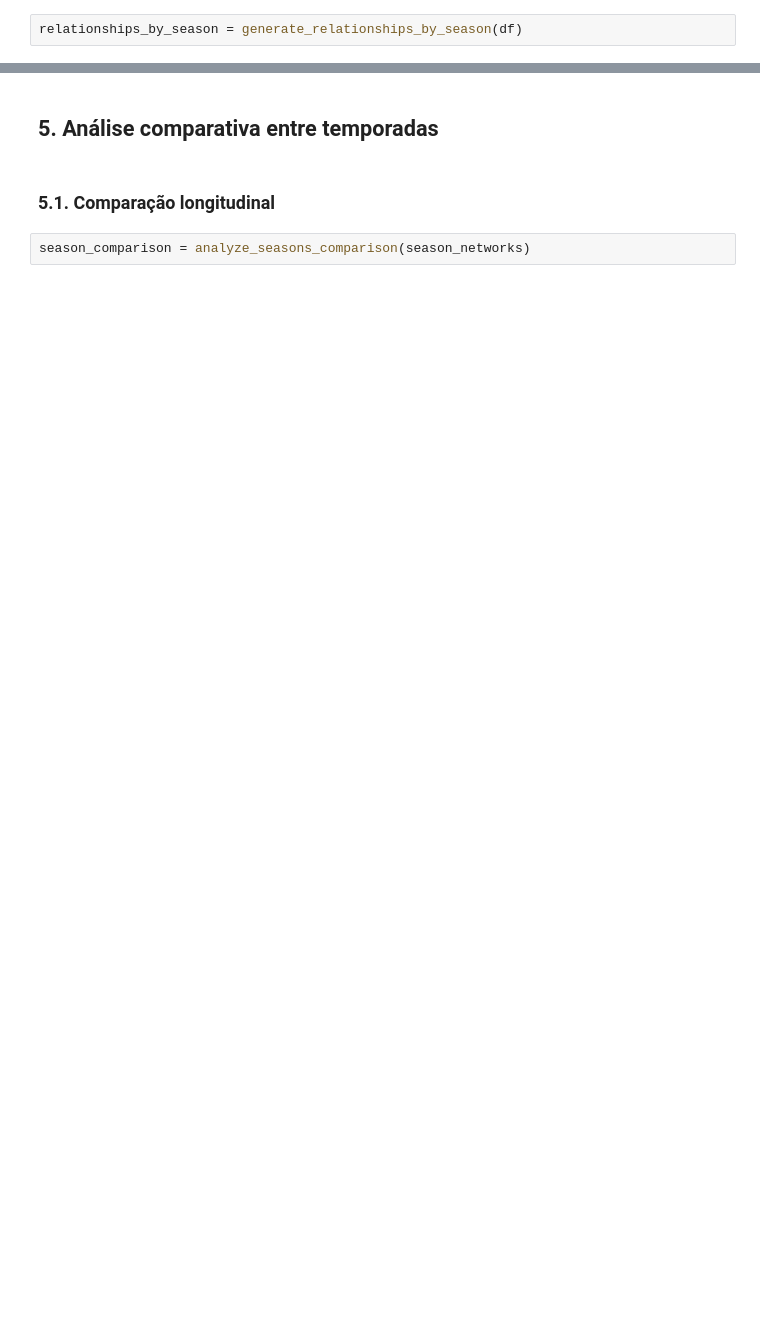
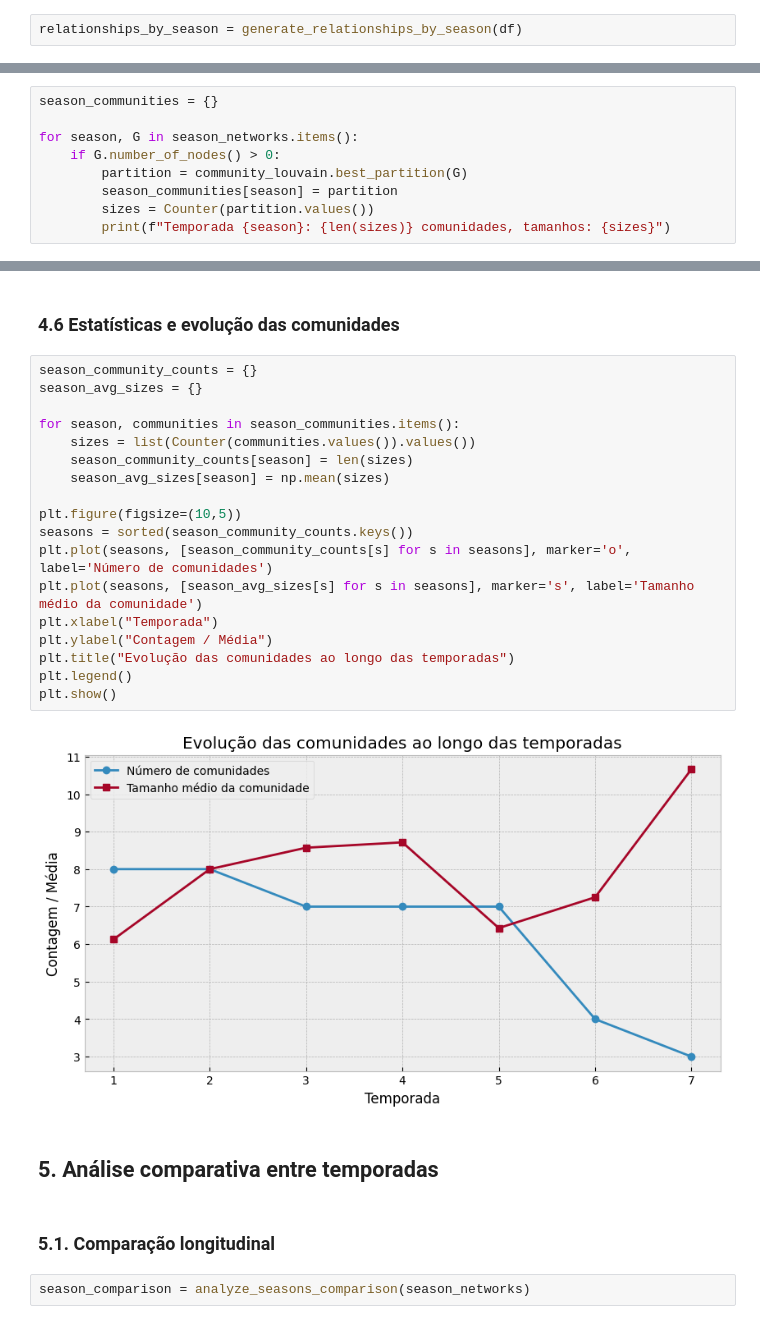
Before and after one commit to kzini/clone_wars_narrative_analysis, a Jupyter notebook: notebooks/character_network.ipynb, the cells around one changed output, grey strips where cells are left out. Drawn from its saved outputs; the diff is of its cells as text; blank space fills up the shorter version.

```diff
--- a/notebooks/character_network.ipynb
+++ b/notebooks/character_network.ipynb
@@ -181,0 +236,9 @@ display(IFrame(src='network_season_2.html', width=1600, height=900))
+# %%
+season_communities = {}
+
+for season, G in season_networks.items():
+    if G.number_of_nodes() > 0:
+        partition = community_louvain.best_partition(G)
+        season_communities[season] = partition
+        sizes = Counter(partition.values())
+        print(f"Temporada {season}: {len(sizes)} comunidades, tamanhos: {sizes}")
@@ -182,3 +253,25 @@ display(IFrame(src='network_season_2.html', width=1600, height=900))
+# %% [markdown]
+### 4.6 Estatísticas e evolução das comunidades
+# %%
+season_community_counts = {}
+season_avg_sizes = {}
+
+for season, communities in season_communities.items():
+    sizes = list(Counter(communities.values()).values())
+    season_community_counts[season] = len(sizes)
+    season_avg_sizes[season] = np.mean(sizes)
+
+plt.figure(figsize=(10,5))
+seasons = sorted(season_community_counts.keys())
+plt.plot(seasons, [season_community_counts[s] for s in seasons], marker='o', label='Número de comunidades')
+plt.plot(seasons, [season_avg_sizes[s] for s in seasons], marker='s', label='Tamanho médio da comunidade')
+plt.xlabel("Temporada")
+plt.ylabel("Contagem / Média")
+plt.title("Evolução das comunidades ao longo das temporadas")
+plt.legend()
+plt.show()
+# %% [output]
+[figure, added]
 # %% [markdown]
 ## 5. Análise comparativa entre temporadas
 # %% [markdown]
```
Also changed, not shown: parts of 24 cells of this notebook, 12 other files.
